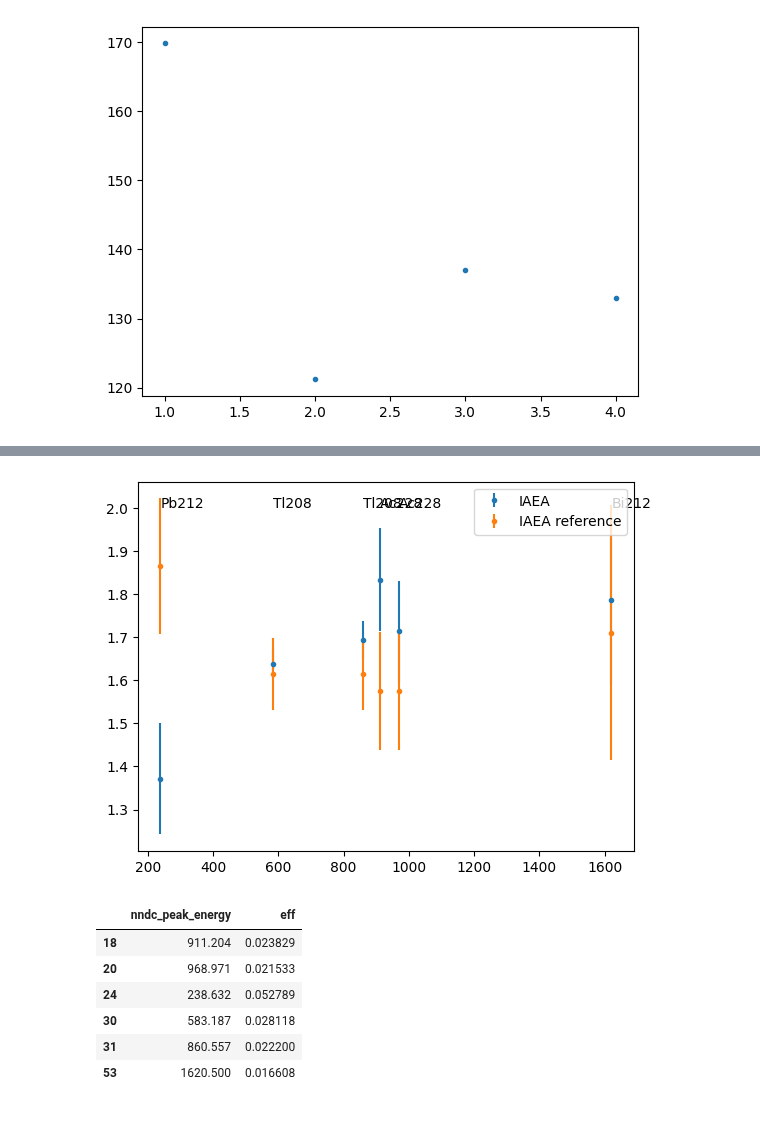
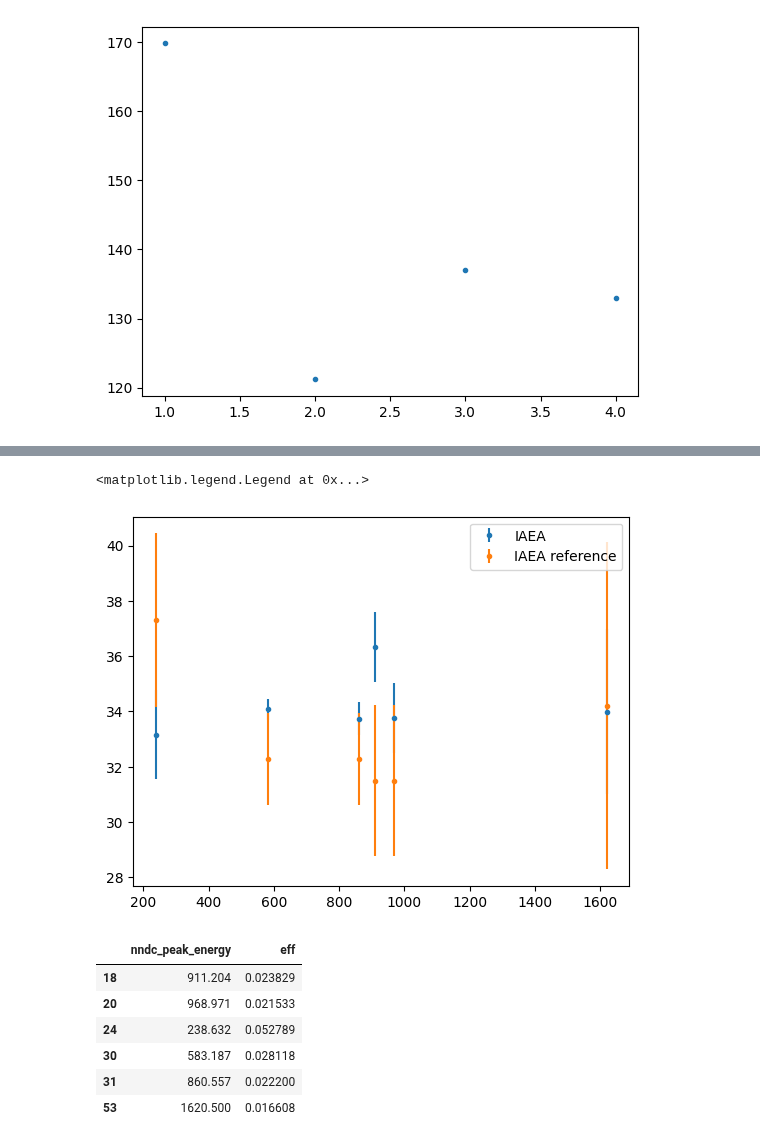
Before and after one commit to ngcnpeter/HPGe_lab_y3, a Jupyter notebook: formal_report.ipynb, the cells around one changed output, grey strips where cells are left out. Cells and saved outputs as stored; diff of their text form; code cells hidden in the pictures.

```diff
--- a/formal_report.ipynb
+++ b/formal_report.ipynb
@@ -102,9 +121,9 @@ iaea_df['Peak_CPS_BR_corr'] = iaea_df['Peak_CPS_BR']-iaea_df['Peak_CPS_BR_bg']
 iaea_df['Peak_CPS_BR_corr_err'] = np.sqrt((iaea_df['Peak_CPS_BR']*iaea_df['rel_err'])**2
                                     +(iaea_df['Peak_CPS_BR_bg']*iaea_df['rel_err_bg'])**2)
 iaea_df['eff'] = iaea_df['Peak_CPS_BR_corr']/(iaea_df['Abs_Activity']*iaea_mass) #efficiency
-#correction for composite peak at 186.211 (Gilmore p.321)
-Ra226_index = iaea_df[iaea_df['nndc_peak_energy']==186.211].index
-iaea_df.loc[Ra226_index,'eff'] *= 0.571
+# #correction for composite peak at 186.211 (Gilmore p.321)
+# Ra226_index = iaea_df[iaea_df['nndc_peak_energy']==186.211].index
+# iaea_df.loc[Ra226_index,'eff'] *= 0.571
 #error propagation (assume poisson noise for peak cps error)
 iaea_df['eff_err']=iaea_df['eff']* np.sqrt((iaea_df['Net_Area_err']/iaea_df['Net_Area_Count'])**2+
 (iaea_df['Abs_Activity_Unc']/iaea_df['Abs_Activity'])**2 + 0.05**2) #0.05**2 from percentage error of mass
@@ -119,16 +153,16 @@ Int64Index([23], dtype='int64')
 # %%
-def eff_fit(x,a,b,c):
+def eff_fit(x,a,b,c,d):
     '''Efficiency fit function
        x: energy (independent variable)
        p: parameter array
        this form of equation is suggested in Gilmore p.193'''
-    return np.poly1d([a,b,c])(1/x)
+    return d*x+np.poly1d([a,b,c])(1/x)
 
 U238_E = [63.29, 1001.030, 186.211,351.932 ,295.224, 1764.491 ]
 Th232_E = [ 911.204 ,  968.971 , 238.632, 1620.5,583.187,860.557]
 eff_df = iaea_df[iaea_df['nndc_peak_energy'].isin(U238_E+Th232_E+[59.5409,1460.82])]
 x_eff = eff_df['nndc_peak_energy']
-eff_par, eff_cov = curve_fit(eff_fit,x_eff,np.log(eff_df['eff']),p0 = [0.001,0.01,0.1])
+eff_par, eff_cov = curve_fit(eff_fit,x_eff,np.log(eff_df['eff']))
 eff_par_err = np.sqrt(np.diag(eff_cov))
 print('efficiency fit parameters:', eff_par)
 print('efficiency fit parameters errors:',eff_par_err)
@@ -201,10 +240,11 @@ where $v := [\partial_aZ|_x \ \partial_bZ|_x\  \partial_cZ|_x]^T$ and $C$ is the
 # %%
 df['eff'] = np.exp(eff_fit(df['nndc_peak_energy'],*eff_par))
 #partial derivatives of efficiency function w.r.t parameters a, b, c
+eff_d = df['eff']*df['nndc_peak_energy']
 eff_c = df['eff']
 eff_b = df['eff']/df['nndc_peak_energy']
 eff_a = df['eff']/df['nndc_peak_energy']**2
-partial_eff = np.array([eff_a,eff_b,eff_c])
+partial_eff = np.array([eff_a,eff_b,eff_c,eff_d])
 #variance of efficiency, calculatedusing covariance matrix
 #take the diagonal entries, as the vectors v should be evaluated at the same energy
 df['eff_err'] = np.sqrt(np.diag(np.dot(partial_eff.T,np.dot(eff_cov,partial_eff))))
@@ -380,7 +424,9 @@ live_time = np.array(Spec(0).live_time)
 df['Peak_CPS_BR_corr'] = df['Peak_CPS_BR']-df['Peak_CPS_BR_bg']
 df['Peak_CPS_BR_corr_err'] = np.sqrt((df['Peak_CPS_BR']*df['rel_err'])**2
                                     +(df['Peak_CPS_BR_bg']*df['rel_err_bg'])**2)
-df['pseudo_A'] = df['Peak_CPS_BR_corr']/df['eff']
+#pseudo activity per mass
+m_arr_2 = np.concatenate([np.full(len(df.loc[i]),m_arr[i])for i in range(6)]) #mass array compatible with df
+df['pseudo_A'] = df['Peak_CPS_BR_corr']/df['eff']/m_arr_2
 df['pseudo_A_err'] = df['pseudo_A']*np.sqrt((df['Peak_CPS_BR_corr_err']/df['Peak_CPS_BR_corr'])**2
                                            +(df['eff_err']/df['eff'])**2)
 df[df['Nuclide']=='Ra226']['pseudo_A']
@@ -528,15 +606,16 @@ Th232_df2
 # %%
 plt.figure()
 Th232_df2 = eff_df[eff_df['nndc_peak_energy'].isin(Th232_E)]
-plt.errorbar(Th232_df.loc[5]['nndc_peak_energy'],Th232_df.loc[5]['pseudo_A']*np.array([1,1/0.3594,1/0.3594,1,1,1]),
-    yerr= Th232_df.loc[5]['pseudo_A_err'], fmt = '.', label = f'IAEA')
-plt.errorbar(Th232_df2['nndc_peak_energy'],Th232_df2['Abs_Activity']*0.05*np.array([1,1,1,1/0.3594,1/0.3594,1]),
-    yerr= Th232_df2['Abs_Activity_Unc']*0.05, fmt = '.', label = f'IAEA reference')
+plt.errorbar(Th232_df.loc[5]['nndc_peak_energy'],Th232_df.loc[5]['pseudo_A']/0.05*np.array([1,1/0.3594,1/0.3594,1,1,1]),
+    yerr= Th232_df.loc[5]['pseudo_A_err']/0.05, fmt = '.', label = f'IAEA')
+plt.errorbar(Th232_df2['nndc_peak_energy'],Th232_df2['Abs_Activity']*np.array([1,1,1,1/0.3594,1/0.3594,1]),
+    yerr= Th232_df2['Abs_Activity_Unc'], fmt = '.', label = f'IAEA reference')
 plt.legend()
-for index, row in Th232_df.loc[i+1].iterrows():
-    plt.text(row['nndc_peak_energy'],2,row['Nuclide'])
+# for index, row in Th232_df.loc[i+1].iterrows():
+#     plt.text(row['nndc_peak_energy'],2,row['Nuclide'])
 # %% [output]
+<matplotlib.legend.Legend at 0x...>
-[figure, old version]
+[figure, new version]
 # %%
 Th232_df2[['nndc_peak_energy','eff']]
 # %% [output]
```
Also changed, not shown: parts of 26 cells of this notebook, 5 other files.
